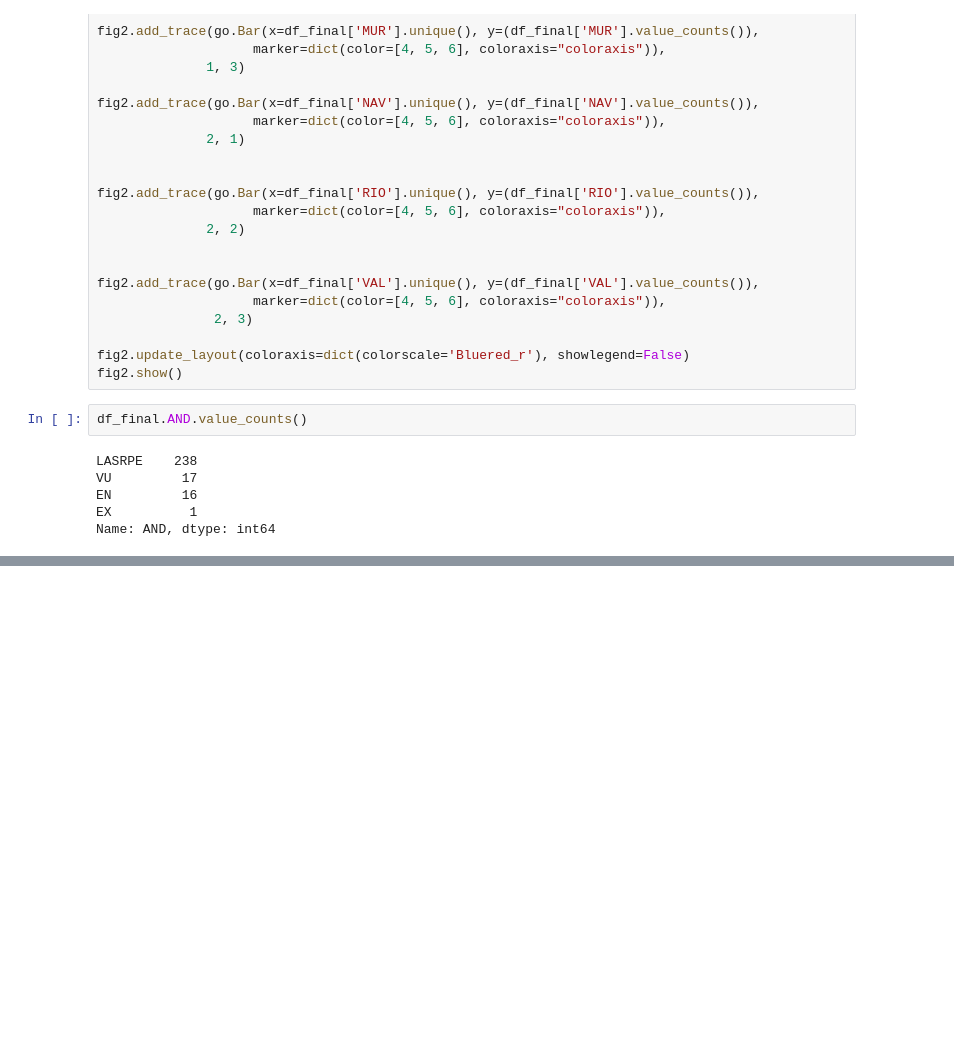
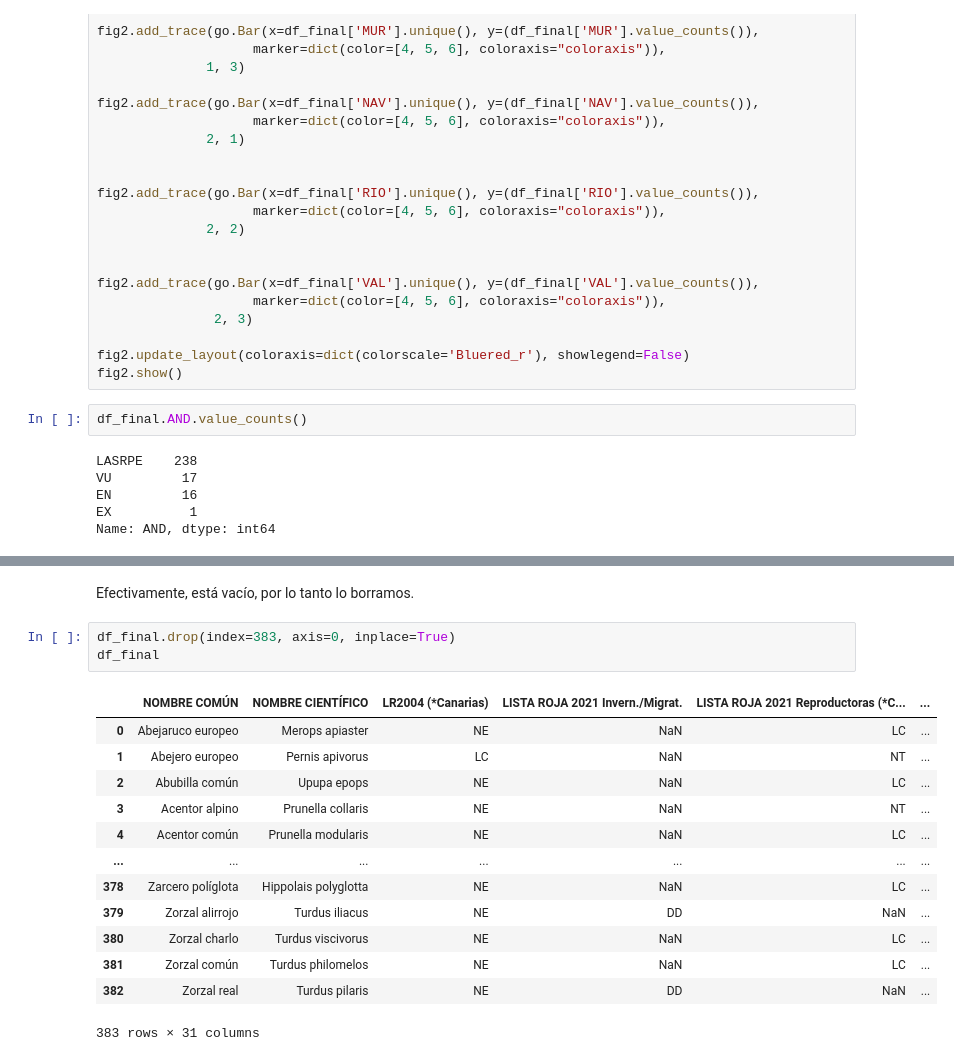
Before and after one commit to Factoria-F5-AI-Bootcamp-1-Edicion/Tracking_Aves, a Jupyter notebook: EDAb.ipynb, the cells around one changed output, grey strips where cells are left out. Saved outputs shown, nothing was run; the diff lists cells and outputs as text; blank space fills up the shorter version.

```diff
--- a/EDAb.ipynb
+++ b/EDAb.ipynb
@@ -574,0 +634,19 @@ Name: AND, dtype: int64
+# %% [markdown]
+Efectivamente, está vacío, por lo tanto lo borramos.
+# %%
+df_final.drop(index=383, axis=0, inplace=True)
+df_final
+# %% [output]
+|  | NOMBRE COMÚN | NOMBRE CIENTÍFICO | LR2004 (*Canarias) | LISTA ROJA 2021 Invern./Migrat. | LISTA ROJA 2021 Reproductoras (*C... | ... |
+| 0 | Abejaruco europeo | Merops apiaster | NE | NaN | LC | ... |
+| 1 | Abejero europeo | Pernis apivorus | LC | NaN | NT | ... |
+| 2 | Abubilla común | Upupa epops | NE | NaN | LC | ... |
+| 3 | Acentor alpino | Prunella collaris | NE | NaN | NT | ... |
+| 4 | Acentor común | Prunella modularis | NE | NaN | LC | ... |
+| ... | ... | ... | ... | ... | ... | ... |
+| 378 | Zarcero políglota | Hippolais polyglotta | NE | NaN | LC | ... |
+| 379 | Zorzal alirrojo | Turdus iliacus | NE | DD | NaN | ... |
+| 380 | Zorzal charlo | Turdus viscivorus | NE | NaN | LC | ... |
+| 381 | Zorzal común | Turdus philomelos | NE | NaN | LC | ... |
+| 382 | Zorzal real | Turdus pilaris | NE | DD | NaN | ... |
+383 rows × 31 columns
```
Also changed, not shown: parts of 10 cells of this notebook.
